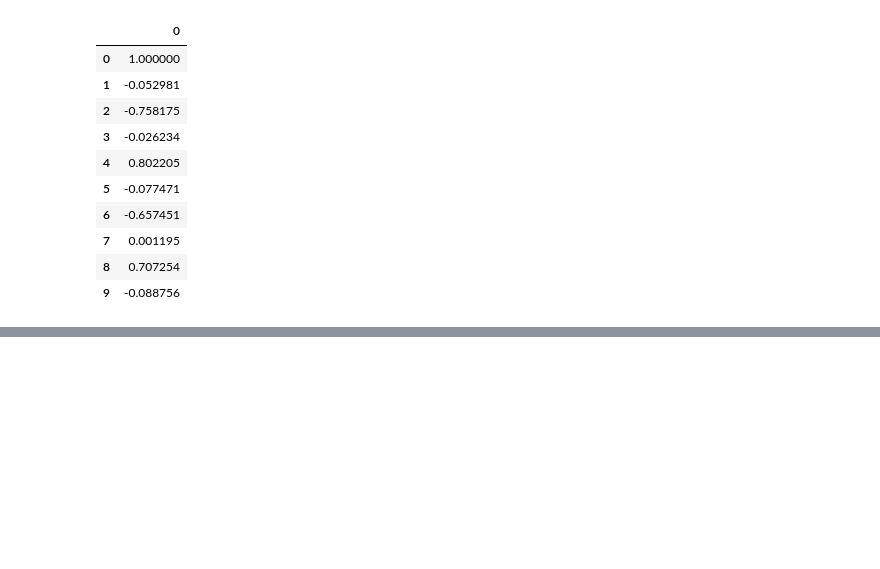
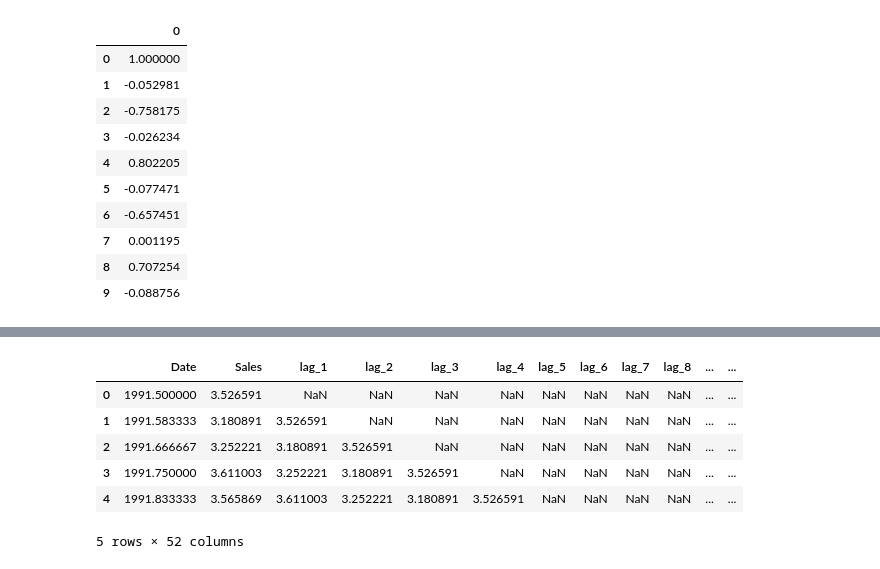
Before and after one commit to DavidGuzzi/TSA, a Jupyter notebook: Forecasting Principles and Practice 3rd/2/acf.ipynb, the cells around one changed output, grey strips where cells are left out. Drawn from its saved outputs; the diff is of its cells as text; code cells hidden in the pictures; blank space fills up the shorter version.

```diff
--- a/Forecasting Principles and Practice 3rd/2/acf.ipynb
+++ b/Forecasting Principles and Practice 3rd/2/acf.ipynb
@@ -105,0 +134,14 @@ pd.DataFrame(acf)
+# %%
+k = 50
+for i in range(1, k+1):
+    a10[f'lag_{i}'] = a10['Sales'].shift(i)
+
+a10.head()
+# %% [output]
+|  | Date | Sales | lag_1 | lag_2 | lag_3 | lag_4 | lag_5 | lag_6 | lag_7 | lag_8 | ... | ... |
+| 0 | 1991.500000 | 3.526591 | NaN | NaN | NaN | NaN | NaN | NaN | NaN | NaN | ... | ... |
+| 1 | 1991.583333 | 3.180891 | 3.526591 | NaN | NaN | NaN | NaN | NaN | NaN | NaN | ... | ... |
+| 2 | 1991.666667 | 3.252221 | 3.180891 | 3.526591 | NaN | NaN | NaN | NaN | NaN | NaN | ... | ... |
+| 3 | 1991.750000 | 3.611003 | 3.252221 | 3.180891 | 3.526591 | NaN | NaN | NaN | NaN | NaN | ... | ... |
+| 4 | 1991.833333 | 3.565869 | 3.611003 | 3.252221 | 3.180891 | 3.526591 | NaN | NaN | NaN | NaN | ... | ... |
+5 rows × 52 columns
```
Also changed, not shown: parts of 4 cells of this notebook.
